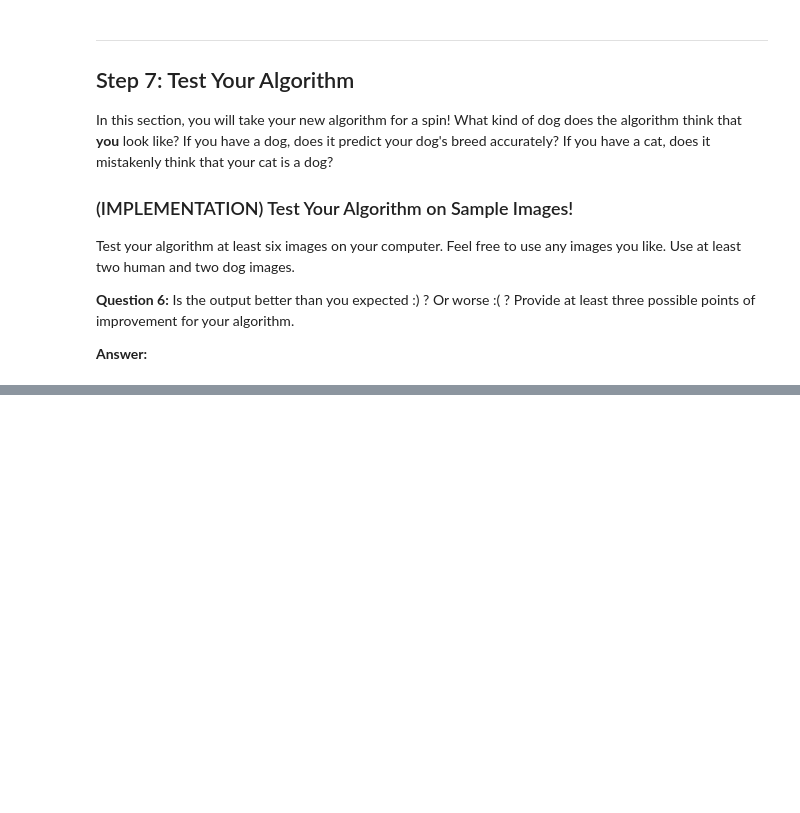
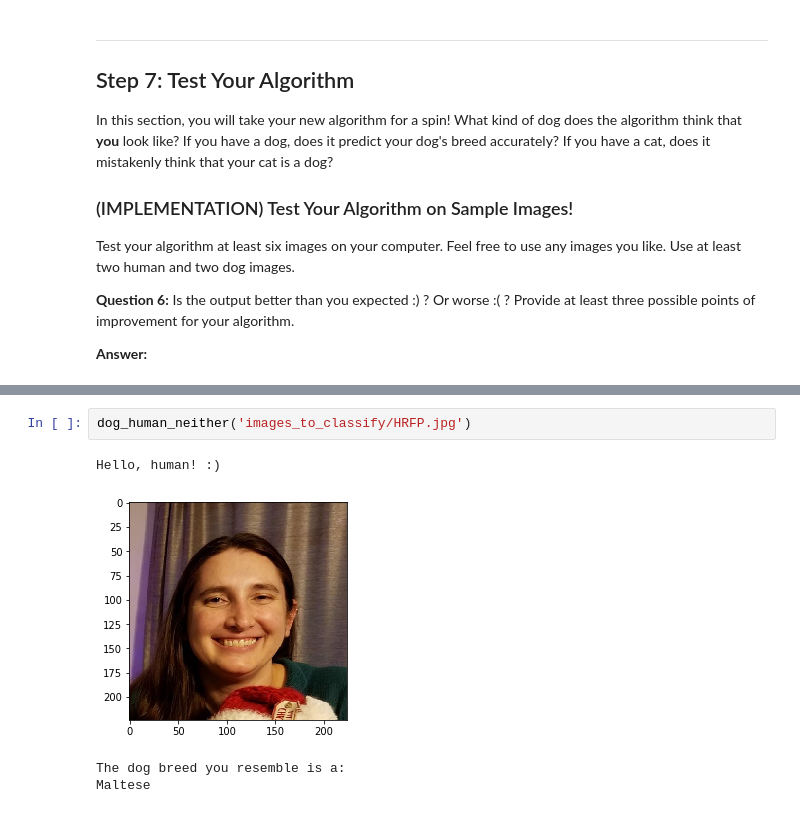
Before and after one commit to briantfriederich/Nanodegree_Computer_Vision_And_Deep_Learning_Project, a Jupyter notebook: dog_app.ipynb, the cells around one changed output, grey strips where cells are left out. Saved outputs shown, nothing was run; the diff lists cells and outputs as text; blank space fills up the shorter version.

```diff
--- a/dog_app.ipynb
+++ b/dog_app.ipynb
@@ -787,0 +802,7 @@ Chihuahua
+# %%
+dog_human_neither('images_to_classify/HRFP.jpg')
+# %% [output]
+Hello, human! :)
+[figure, added]
+The dog breed you resemble is a:
+Maltese
```
Also changed, not shown: parts of 6 cells of this notebook, 4 other files.
